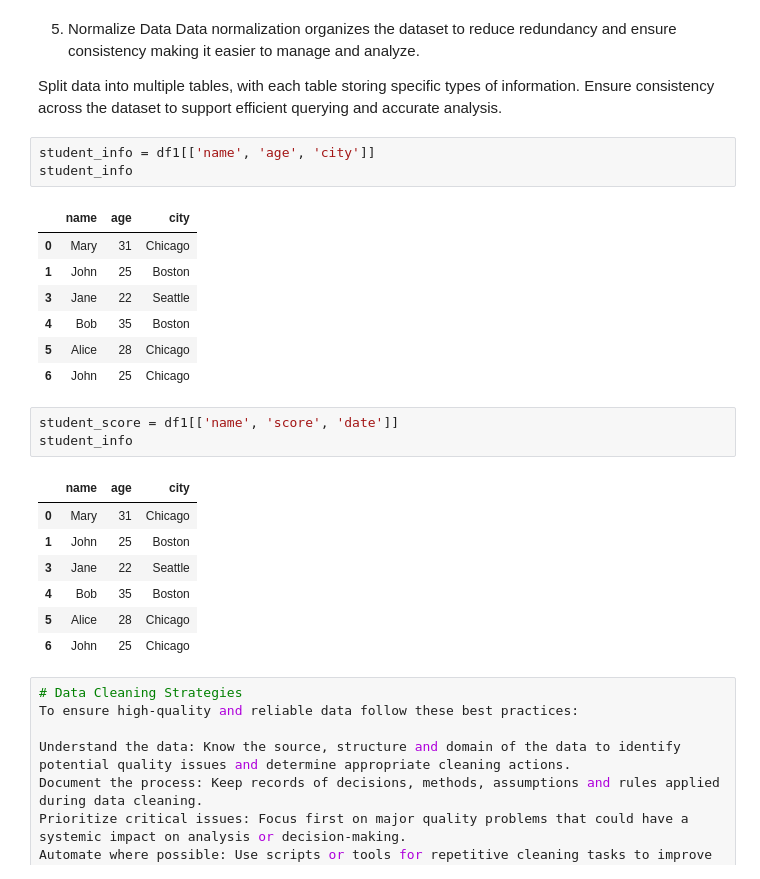
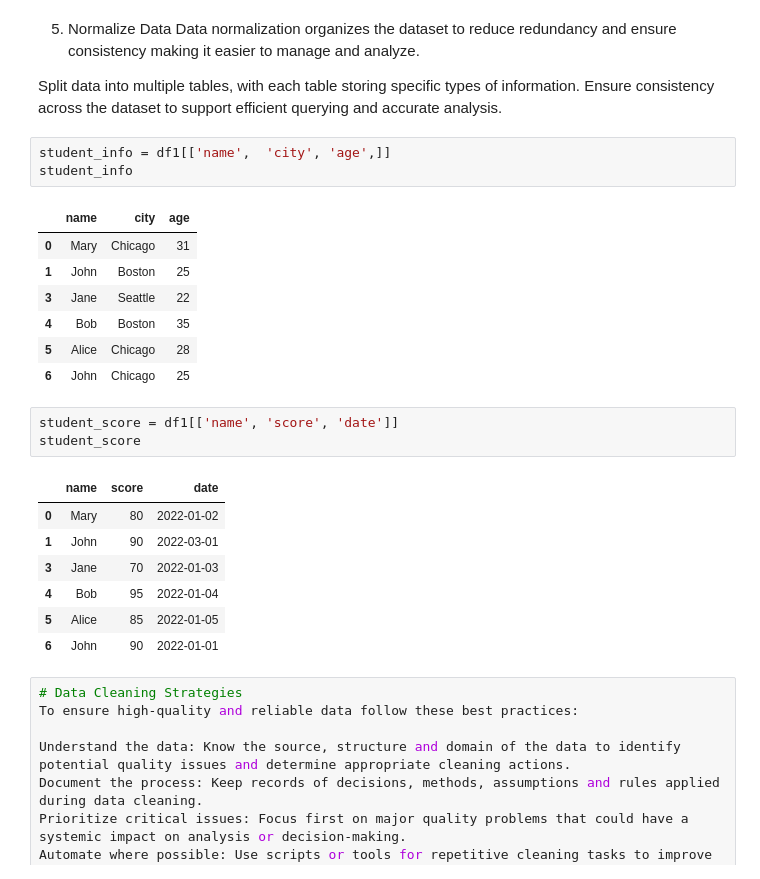
Before and after one commit to annintech-cmyk/data-cleaning-from-scrach-numpy-pandas, a Jupyter notebook: data_cleaning.ipynb, the cells around one changed output. Cells and saved outputs as stored; diff of their text form.

```diff
--- a/data_cleaning.ipynb
+++ b/data_cleaning.ipynb
@@ -316,27 +316,27 @@ Data normalization organizes the dataset to reduce redundancy and ensure consist
 Split data into multiple tables, with each table storing specific types of information.
 Ensure consistency across the dataset to support efficient querying and accurate analysis.
 # %%
-student_info = df1[['name', 'age', 'city']]
+student_info = df1[['name',  'city', 'age',]]
 student_info
 # %% [output]
-|  | name | age | city |
-| 0 | Mary | 31 | Chicago |
-| 1 | John | 25 | Boston |
-| 3 | Jane | 22 | Seattle |
-| 4 | Bob | 35 | Boston |
-| 5 | Alice | 28 | Chicago |
-| 6 | John | 25 | Chicago |
+|  | name | city | age |
+| 0 | Mary | Chicago | 31 |
+| 1 | John | Boston | 25 |
+| 3 | Jane | Seattle | 22 |
+| 4 | Bob | Boston | 35 |
+| 5 | Alice | Chicago | 28 |
+| 6 | John | Chicago | 25 |
 # %%
 student_score = df1[['name', 'score', 'date']]
-student_info
+student_score
 # %% [output]
-|  | name | age | city |
-| 0 | Mary | 31 | Chicago |
-| 1 | John | 25 | Boston |
-| 3 | Jane | 22 | Seattle |
-| 4 | Bob | 35 | Boston |
-| 5 | Alice | 28 | Chicago |
-| 6 | John | 25 | Chicago |
+|  | name | score | date |
+| 0 | Mary | 80 | 2022-01-02 |
+| 1 | John | 90 | 2022-03-01 |
+| 3 | Jane | 70 | 2022-01-03 |
+| 4 | Bob | 95 | 2022-01-04 |
+| 5 | Alice | 85 | 2022-01-05 |
+| 6 | John | 90 | 2022-01-01 |
 # %%
 # Data Cleaning Strategies
 To ensure high-quality and reliable data follow these best practices:
```
